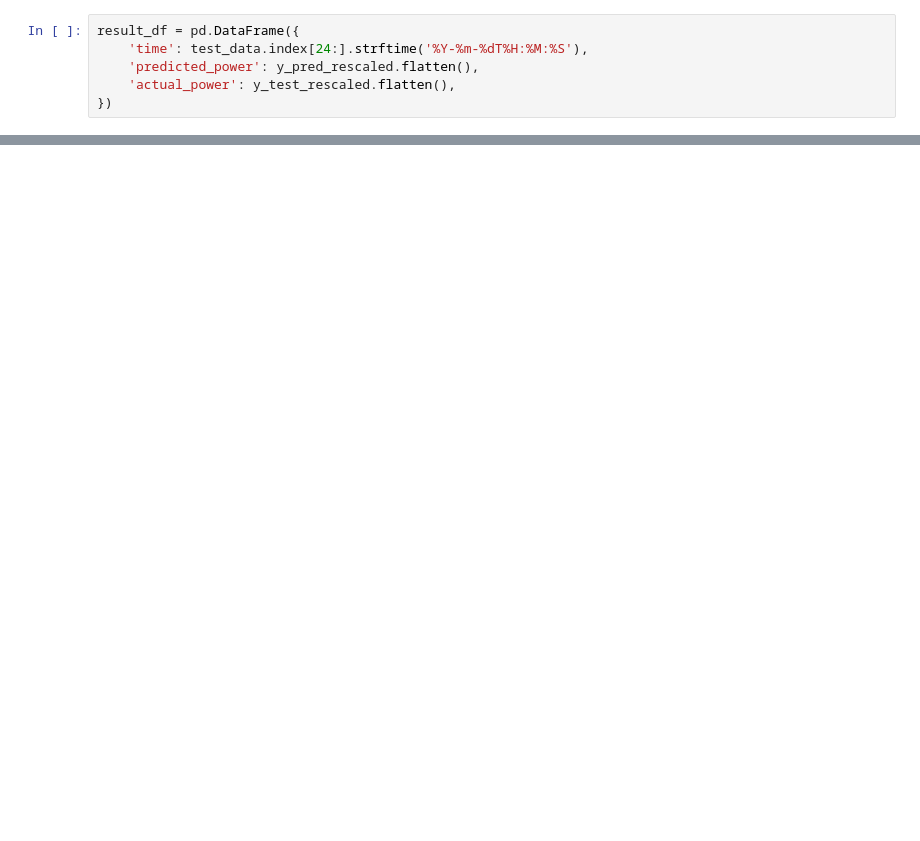
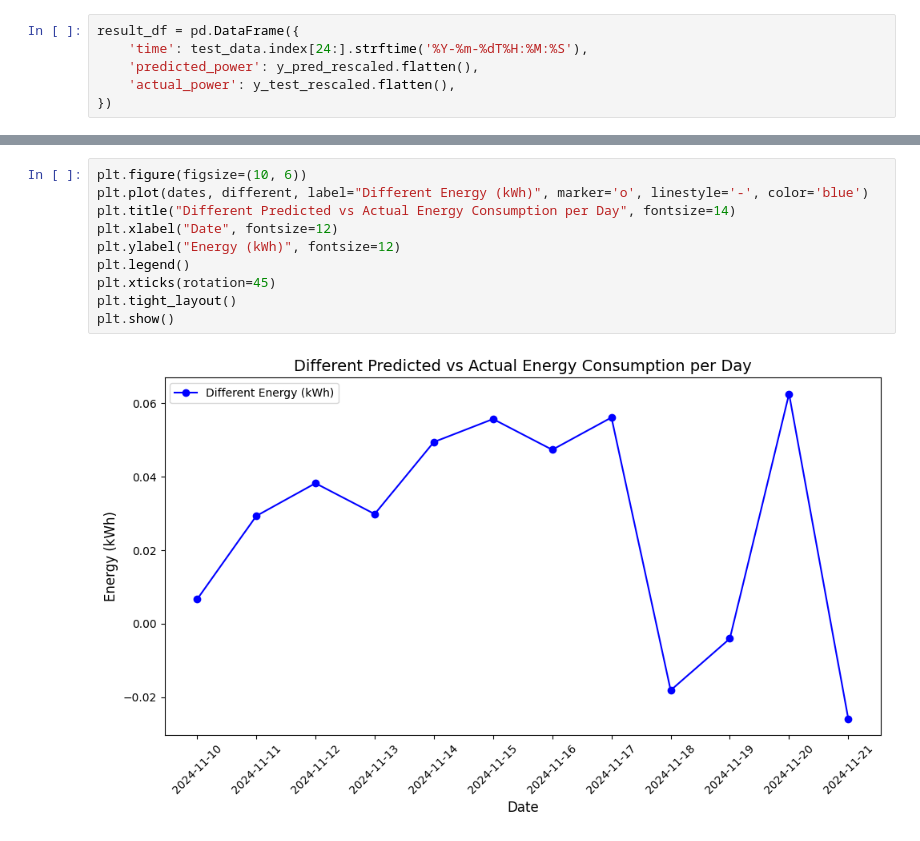
Before and after one commit to daffakurnia11/final-project-lstm, a Jupyter notebook: new-sensor1.ipynb, the cells around one changed output, grey strips where cells are left out. Saved outputs shown, nothing was run; the diff lists cells and outputs as text; blank space fills up the shorter version.

```diff
--- a/new-sensor1.ipynb
+++ b/new-sensor1.ipynb
@@ -189,0 +239,12 @@ plt.show()
+# %%
+plt.figure(figsize=(10, 6))
+plt.plot(dates, different, label="Different Energy (kWh)", marker='o', linestyle='-', color='blue')
+plt.title("Different Predicted vs Actual Energy Consumption per Day", fontsize=14)
+plt.xlabel("Date", fontsize=12)
+plt.ylabel("Energy (kWh)", fontsize=12)
+plt.legend()
+plt.xticks(rotation=45)
+plt.tight_layout()
+plt.show()
+# %% [output]
+[figure, added]
```
Also changed, not shown: parts of 14 cells of this notebook, 1 other file.
